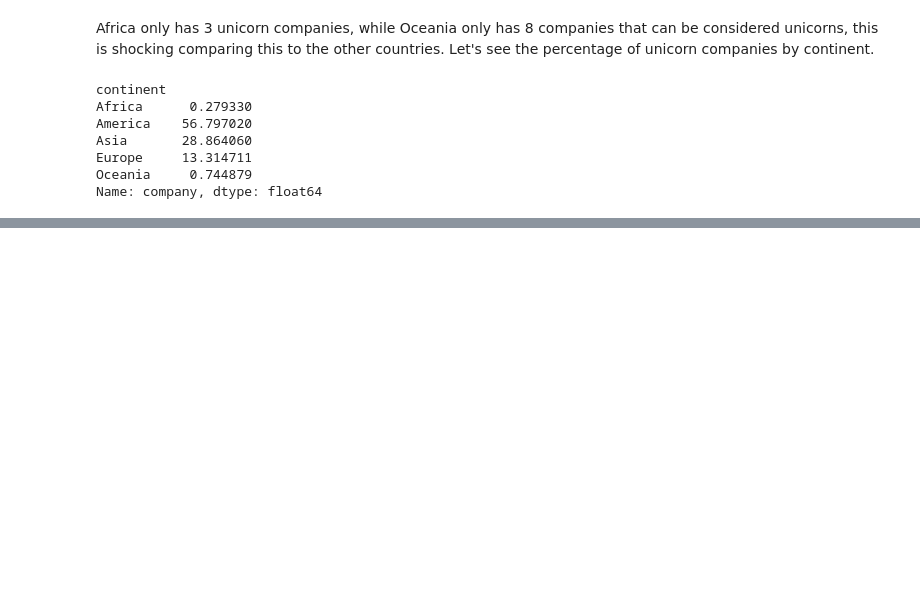
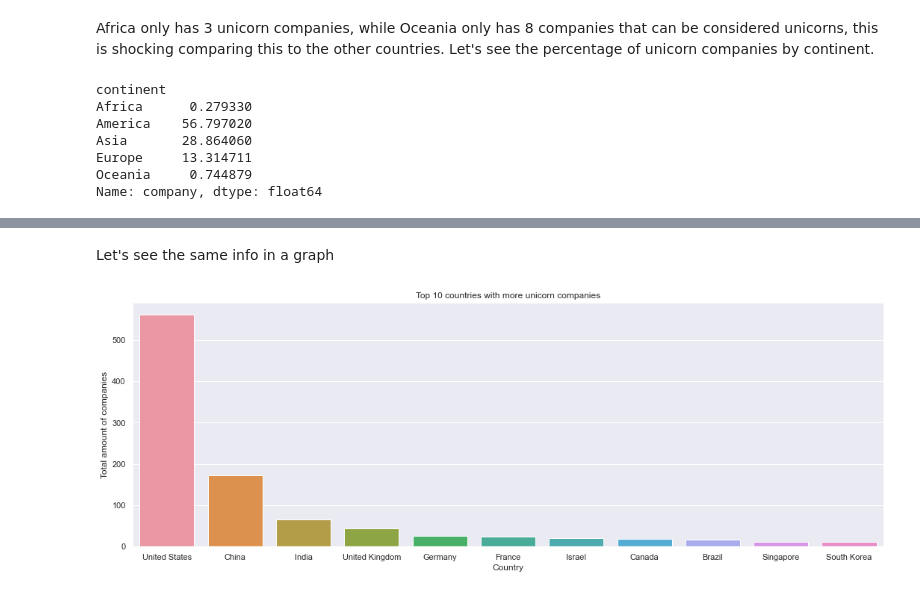
Before and after one commit to rromerov/Data-Science-Projects, a Jupyter notebook: data_analysis/unicorn_companies.ipynb, the cells around one changed output, grey strips where cells are left out. Drawn from its saved outputs; the diff is of its cells as text; code cells hidden in the pictures; blank space fills up the shorter version.

Commit message:
[WIP] Added data visualizations

```diff
--- a/data_analysis/unicorn_companies.ipynb
+++ b/data_analysis/unicorn_companies.ipynb
@@ -151,0 +154,11 @@ As we can see America is the clear winner in the number of unicorn companies in
+# %%
+# Let's use a function to use n quantity of countries for the top
+def top_n(top_limit):
+    countries=df.groupby("country")["company"].count().reset_index()
+    # Then we query by the max ressult
+    top=countries["company"].nlargest(n=top_limit)
+    # Finally we do an inner join
+    return countries.merge(top,how="inner",on="company").sort_values(by=["company"],ascending=False)
+# %%
+top10=top_n(10)
+top10
@@ -151,0 +178,11 @@ As we can see America is the clear winner in the number of unicorn companies in
+# %% [markdown]
+Let's see the same info in a graph
+# %%
+sns.barplot(x="country",y="company",data=top10)
+sns.set(rc={'figure.figsize':(18,6)})
+plt.title("Top 10 countries with more unicorn companies")
+plt.xlabel("Country")
+plt.ylabel("Total amount of companies")
+plt.show()
+# %% [output]
+[figure, added]
```
Also changed, not shown: parts of 4 cells of this notebook.
